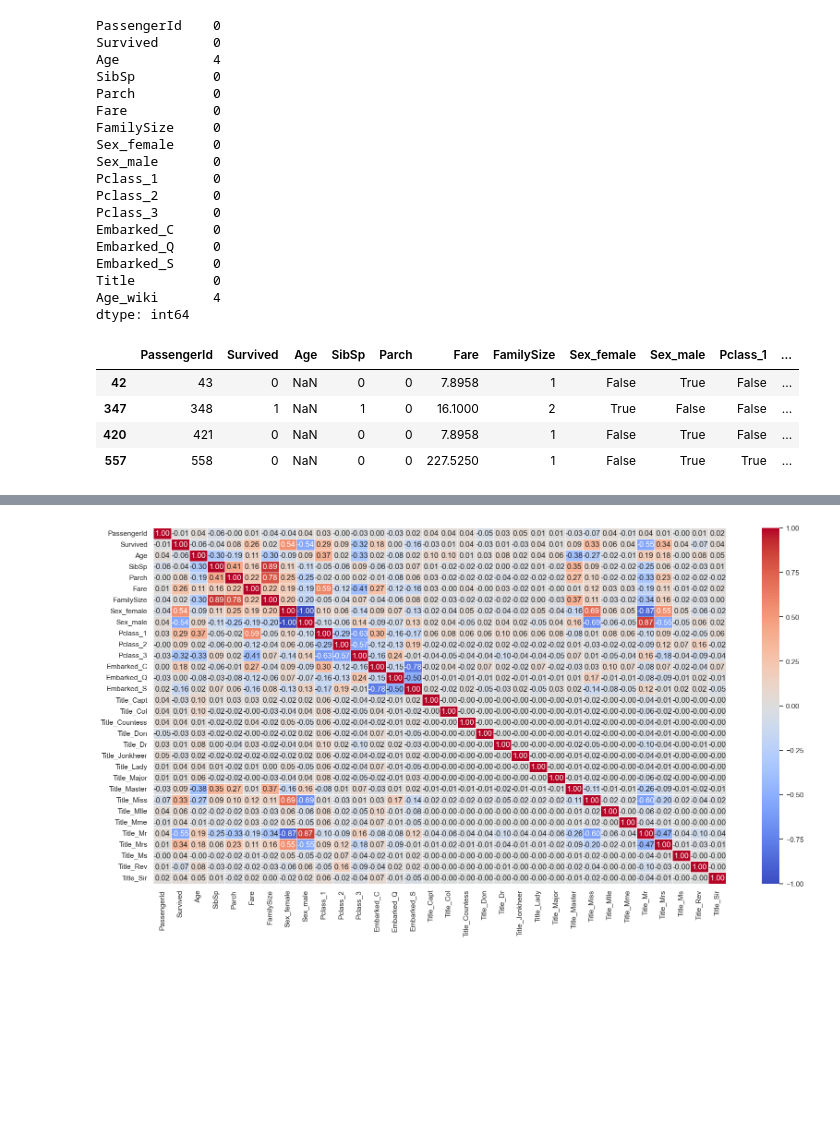
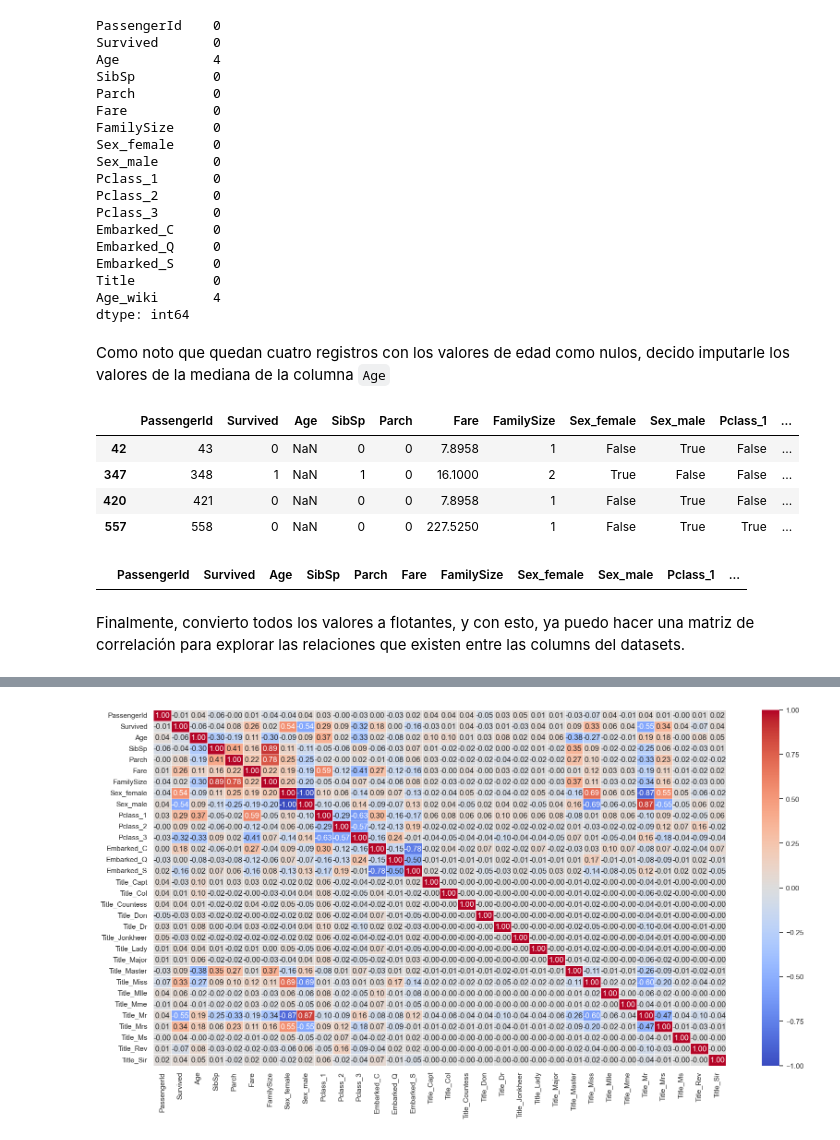
Before and after one commit to uriellmendezz/Titanic, a Jupyter notebook: jupyter/EDA.ipynb, the cells around one changed output, grey strips where cells are left out. Cells and saved outputs as stored; diff of their text form; code cells hidden in the pictures; blank space fills up the shorter version.

```diff
--- a/jupyter/EDA_titanic.ipynb
+++ b/jupyter/EDA.ipynb
@@ -109,5 +135,5 @@ survidedByTitle
 # %%
-df_num = df.drop(['Name', 'Surname'], axis = 1)
+df_num = df.drop(['Name'], axis = 1)
 df_num.isna().sum()
 # %% [output]
 PassengerId      0
@@ -152,6 +179,8 @@ Embarked_S     0
 Title          0
 Age_wiki       4
 dtype: int64
+# %% [markdown]
+Como noto que quedan cuatro registros con los valores de edad como nulos, decido imputarle los valores de la mediana de la columna `Age`
 # %%
 df_num.loc[df_num.Age.isna()]
 # %% [output]
@@ -160,5 +189,14 @@ df_num.loc[df_num.Age.isna()]
 | 347 | 348 | 1 | NaN | 1 | 0 | 16.1000 | 2 | True | False | False | ... |
 | 420 | 421 | 0 | NaN | 0 | 0 | 7.8958 | 1 | False | True | False | ... |
 | 557 | 558 | 0 | NaN | 0 | 0 | 227.5250 | 1 | False | True | True | ... |
+# %%
+indexes = df_num.loc[df_num.Age.isna()].index
+df_num.loc[indexes, 'Age'] = df_num.Age.median()
+# %%
+df_num.loc[df_num.Age.isna()]
+# %% [output]
+|  | PassengerId | Survived | Age | SibSp | Parch | Fare | FamilySize | Sex_female | Sex_male | Pclass_1 | ... |
+# %% [markdown]
+Finalmente, convierto todos los valores a flotantes, y con esto, ya puedo hacer una matriz de correlación para explorar las relaciones que existen entre las columns del datasets.
 # %%
 df_num = pd.get_dummies(df_num, ['Title'])
```
Also changed, not shown: parts of 40 cells of this notebook.
